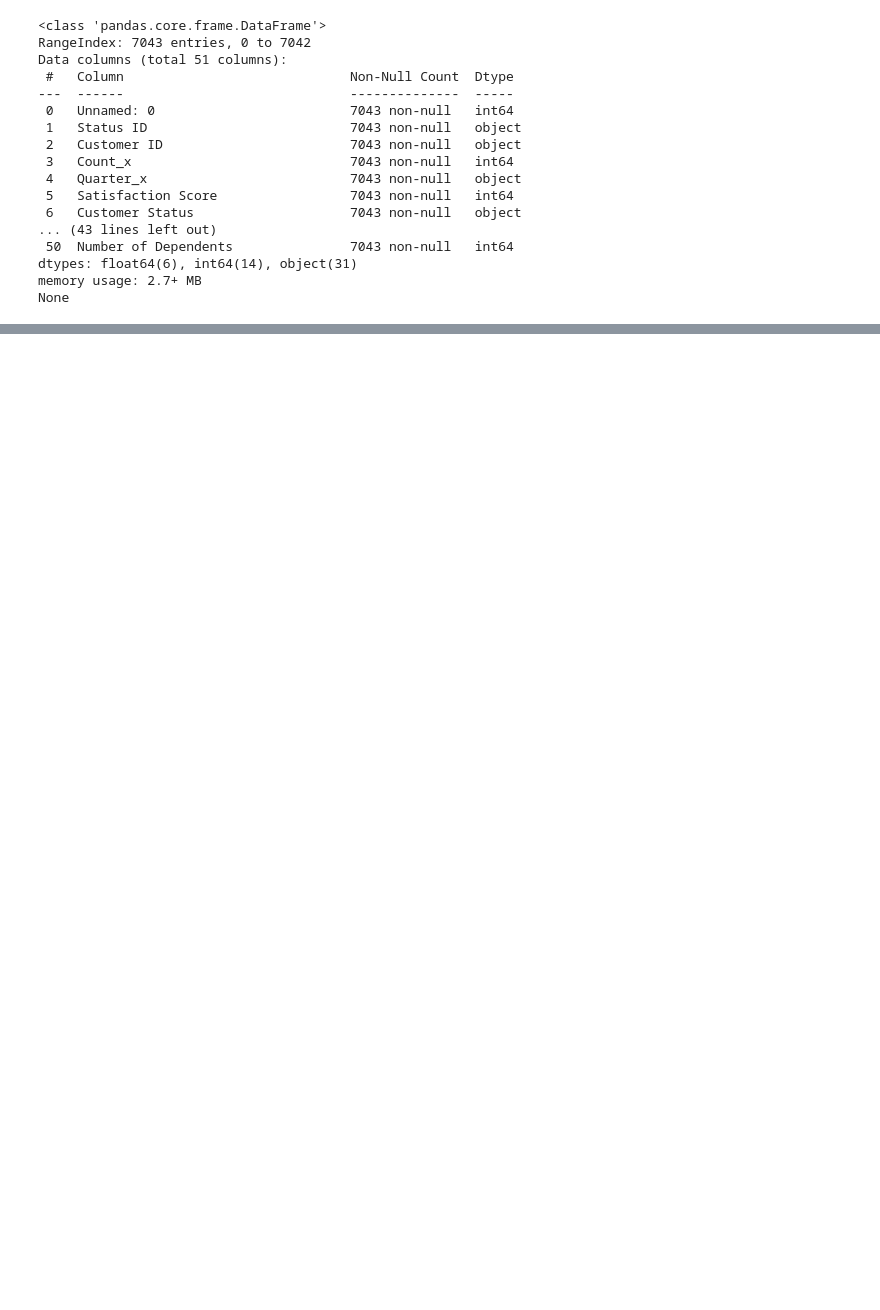
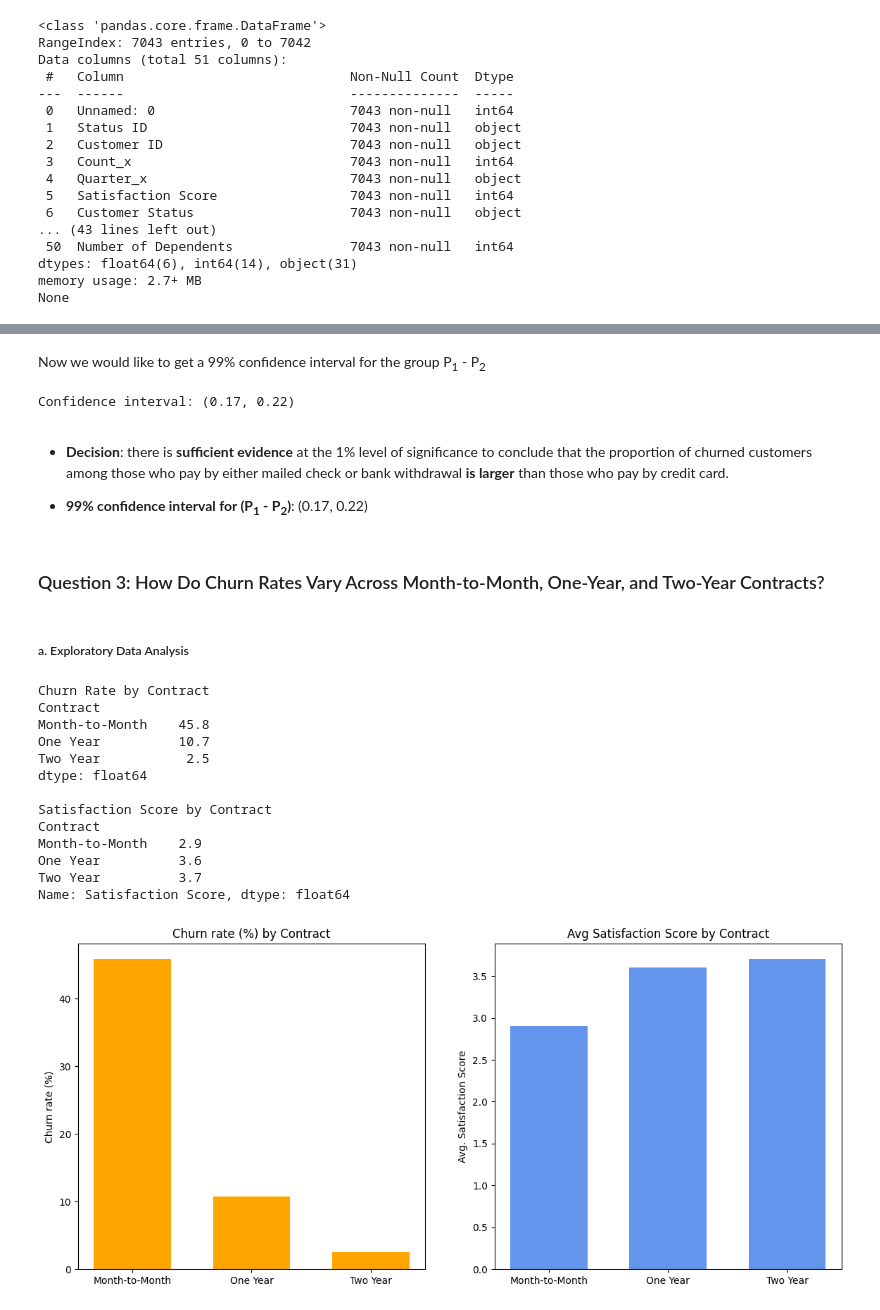
Before and after one commit to DanielHuynh611/Telecom-Customer-Churn, a Jupyter notebook: Exploratory_Data_Analysis.ipynb, the cells around one changed output, grey strips where cells are left out. Drawn from its saved outputs; the diff is of its cells as text; code cells hidden in the pictures; blank space fills up the shorter version.

```diff
--- a/Exploratory_Data_Analysis.ipynb
+++ b/Exploratory_Data_Analysis.ipynb
@@ -60,0 +342,53 @@ churn_rate_viz_service("Unlimited Data")
+# %% [markdown]
+Now we would like to get a 99% confidence interval for the group P<sub>1</sub> - P<sub>2</sub>
+# %%
+# The number of successes for group 1
+p1_hat = data[data['payment_method_combined']=='Mailed Check + Bank Withdrawal']['Churn Value'].sum()/len(data[data['payment_method_combined']=='Mailed Check + Bank Withdrawal'])
+q1_hat = 1 - p1_hat
+
+# The sample size of group 1
+n1 = len(data[data['payment_method_combined']=='Mailed Check + Bank Withdrawal'])
+
+# The number of successes for group 2
+p2_hat =  data[data['payment_method_combined']=='Credit Card']['Churn Value'].sum()/len(data[data['payment_method_combined']=='Credit Card'])
+q2_hat = 1 - p2_hat
+
+# The sample size of group 2
+n2 = len(data[data['payment_method_combined']=='Credit Card'])
+
+# The Z-score for 99% confidence interval
+z_99 =  2.5758
+
+# Standard error
+se = np.sqrt(p1_hat*q1_hat/n1 + p2_hat*q2_hat/n2)
+
+upper_bound = (p1_hat - p2_hat) + z_99*se
+lower_bound = (p1_hat - p2_hat) - z_99*se
+print("Confidence interval:", f"({lower_bound:.2f}, {upper_bound:.2f})")
+# %% [output]
+Confidence interval: (0.17, 0.22)
+# %% [markdown]
+- **Decision**: there is **sufficient evidence** at the 1% level of significance to conclude that the proportion of churned customers among those who pay by either mailed check or bank withdrawal **is larger** than those who pay by credit card.
+
+- **99% confidence interval for (P<sub>1</sub> - P<sub>2</sub>)**: (0.17, 0.22)
+# %% [markdown]
+### Question 3: How Do Churn Rates Vary Across Month-to-Month, One-Year, and Two-Year Contracts?
+# %% [markdown]
+##### a. Exploratory Data Analysis
+# %%
+churn_rate_viz("Contract")
+# %% [output]
+Churn Rate by Contract
+Contract
+Month-to-Month    45.8
+One Year          10.7
+Two Year           2.5
+dtype: float64
+
+Satisfaction Score by Contract
+Contract
+Month-to-Month    2.9
+One Year          3.6
+Two Year          3.7
+Name: Satisfaction Score, dtype: float64
+[figure, added]
```
Also changed, not shown: parts of 98 cells of this notebook, 1 other file.
